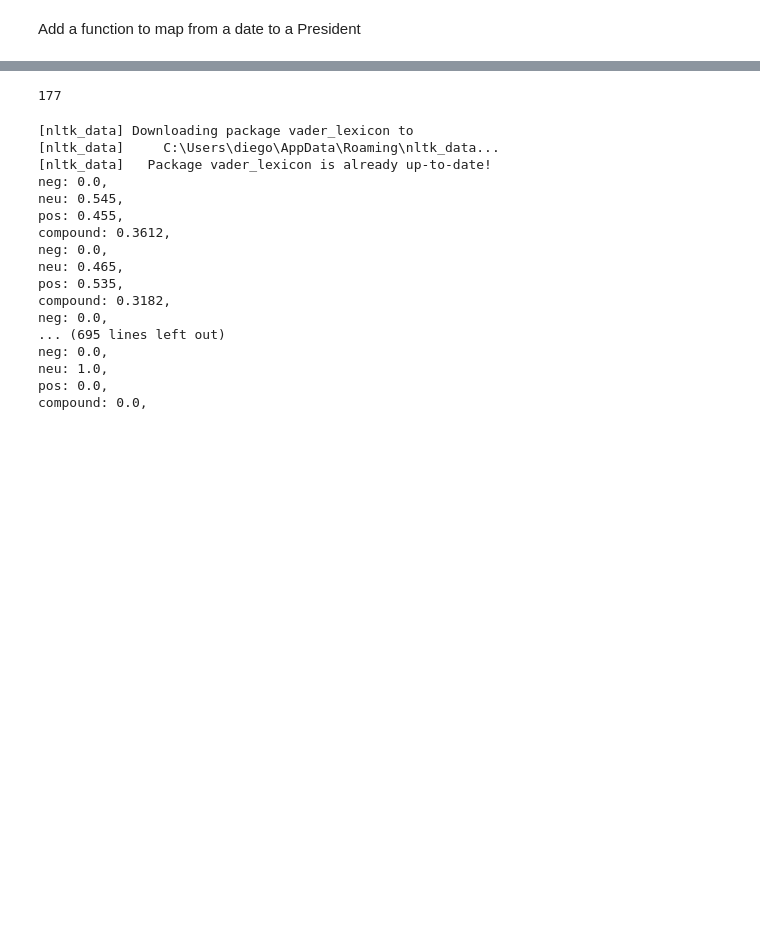
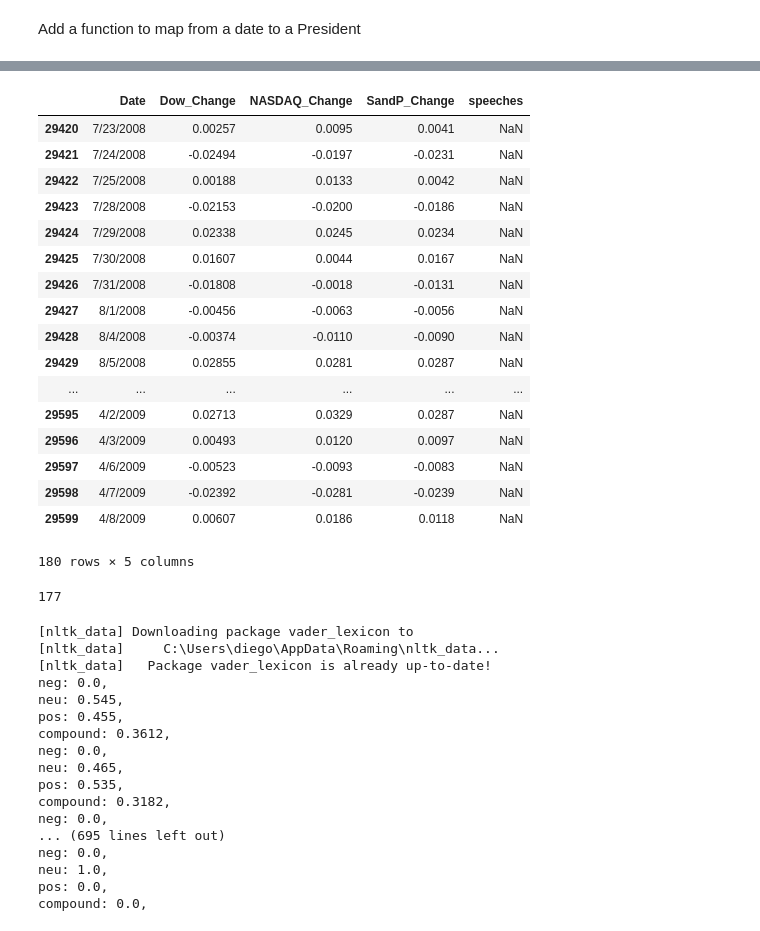
Before and after one commit to Presidential-Project/Pres-Proj, a Jupyter notebook: Master Code.ipynb, the cells around one changed output, grey strips where cells are left out. Drawn from its saved outputs; the diff is of its cells as text; code cells hidden in the pictures; blank space fills up the shorter version.

```diff
--- a/Master Code.ipynb
+++ b/Master Code.ipynb
@@ -172,15 +184,15 @@ df3 = df3.drop(columns = 'Close')
 fin_data = df1.merge(df2, how = "left")
 fin_data = fin_data.merge(df3, how = "left")
 
+print(fin_data)
 
 ## This function should work if there are no instances where two speeches happened on consecutive days where
 def add_speeches_to_fin_data(df, fin_data):
-    for i in len(df.Date):
-        df['President'][i] = pres_from_date(df.Date[i])
-    for i in len(df.Date):
+    for i in range(len(df.Date)):
         df.Date[i] = df.Date[i] + datetime.timedelta(days = 1)
     final = fin_data.merge(df, how = "left")
     for i in list(pd.isnull(fin_data.Dow_Change).nonzero()[0]):
         final.Date[i + 1] = final.Date[i]
-        final.Transcript[i + 1] = final.Date[i]
+        final.Speeches[i + 1] = final.Date[i]
     final = final[pd.notna(final.Dow_Change)]
+    return final
@@ -187,26 +217,25 @@ def add_speeches_to_fin_data(df, fin_data):
-# %%
-## set up data frame
-import pandas as pd
-
-df1 = pd.read_csv('Dow_Jones_data_since_1900.csv')
-df2 = pd.read_csv('Nasdaq_since_1971.csv')
-df3 = pd.read_csv('S&P_data_since_1950.csv')
-df1 = df1[df1.Dow_Change != 0]
-df1 = df1.drop(columns = 'Close')
-df2 = df2.drop(columns = 'Close')
-df3 = df3.drop(columns = 'Close')
-fin_data = df1.merge(df2, how = "left")
-fin_data = fin_data.merge(df3, how = "left")
-
-## This function should work if there are no instances where two speeches happened on consecutive days where
-def add_speeches_to_fin_data(df, fin_data):
-    for i in len(df.Date):
-        df.Date[i] = df.Date[i] + datetime.timedelta(days = 1)
-    final = fin_data.merge(df, how = "left")
-    for i in list(pd.isnull(fin_data.Dow_Change).nonzero()[0]):
-        final.Date[i + 1] = final.Date[i]
-        final.Transcript[i + 1] = final.Date[i]
-    final = final[pd.notna(final.Dow_Change)]
+# %%
+a = add_speeches_to_fin_data(df, fin_data)
+a[29420:29600]
+# %% [output]
+|  | Date | Dow_Change | NASDAQ_Change | SandP_Change | speeches |
+| 29420 | 7/23/2008 | 0.00257 | 0.0095 | 0.0041 | NaN |
+| 29421 | 7/24/2008 | -0.02494 | -0.0197 | -0.0231 | NaN |
+| 29422 | 7/25/2008 | 0.00188 | 0.0133 | 0.0042 | NaN |
+| 29423 | 7/28/2008 | -0.02153 | -0.0200 | -0.0186 | NaN |
+| 29424 | 7/29/2008 | 0.02338 | 0.0245 | 0.0234 | NaN |
+| 29425 | 7/30/2008 | 0.01607 | 0.0044 | 0.0167 | NaN |
+| 29426 | 7/31/2008 | -0.01808 | -0.0018 | -0.0131 | NaN |
+| 29427 | 8/1/2008 | -0.00456 | -0.0063 | -0.0056 | NaN |
+| 29428 | 8/4/2008 | -0.00374 | -0.0110 | -0.0090 | NaN |
+| 29429 | 8/5/2008 | 0.02855 | 0.0281 | 0.0287 | NaN |
+| ... | ... | ... | ... | ... | ... |
+| 29595 | 4/2/2009 | 0.02713 | 0.0329 | 0.0287 | NaN |
+| 29596 | 4/3/2009 | 0.00493 | 0.0120 | 0.0097 | NaN |
+| 29597 | 4/6/2009 | -0.00523 | -0.0093 | -0.0083 | NaN |
+| 29598 | 4/7/2009 | -0.02392 | -0.0281 | -0.0239 | NaN |
+| 29599 | 4/8/2009 | 0.00607 | 0.0186 | 0.0118 | NaN |
+180 rows × 5 columns
 # %%
 from nltk.tokenize import sent_tokenize
 sent_tokenize_list = sent_tokenize(text)
```
Also changed, not shown: parts of 3 cells of this notebook.
